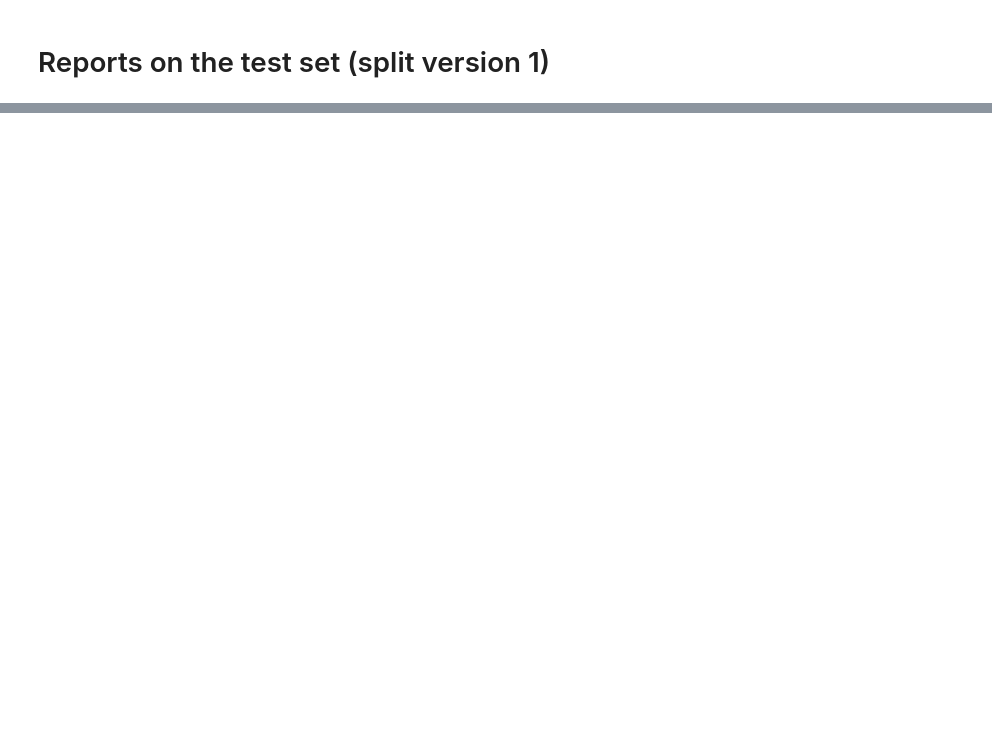
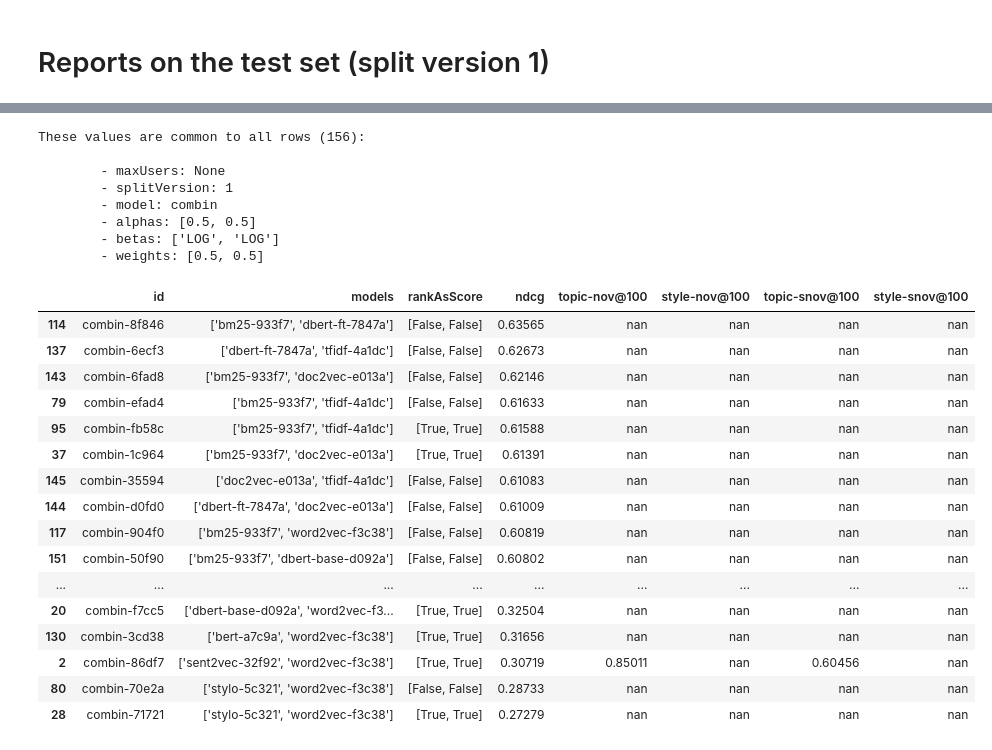
Before and after one commit to arthur-gallois/Twinews-adapted, a Jupyter notebook: twinews/evaluation/hjreport.ipynb, the cells around one changed output, grey strips where cells are left out. Cells and saved outputs as stored; diff of their text form; code cells hidden in the pictures; blank space fills up the shorter version.

```diff
--- a/twinews/evaluation/hjreport.ipynb
+++ b/twinews/evaluation/hjreport.ipynb
@@ -474,0 +233,28 @@ These values are common to all rows (156):
+# %%
+basicPrint('combin', 'nov', splitVersion=1)
+# %% [output]
+These values are common to all rows (156):
+
+        - maxUsers: None
+        - splitVersion: 1
+        - model: combin
+        - alphas: [0.5, 0.5]
+        - betas: ['LOG', 'LOG']
+        - weights: [0.5, 0.5]
+|  | id | models | rankAsScore | ndcg | topic-nov@100 | style-nov@100 | topic-snov@100 | style-snov@100 |
+| 114 | combin-8f846 | ['bm25-933f7', 'dbert-ft-7847a'] | [False, False] | 0.63565 | nan | nan | nan | nan |
+| 137 | combin-6ecf3 | ['dbert-ft-7847a', 'tfidf-4a1dc'] | [False, False] | 0.62673 | nan | nan | nan | nan |
+| 143 | combin-6fad8 | ['bm25-933f7', 'doc2vec-e013a'] | [False, False] | 0.62146 | nan | nan | nan | nan |
+| 79 | combin-efad4 | ['bm25-933f7', 'tfidf-4a1dc'] | [False, False] | 0.61633 | nan | nan | nan | nan |
+| 95 | combin-fb58c | ['bm25-933f7', 'tfidf-4a1dc'] | [True, True] | 0.61588 | nan | nan | nan | nan |
+| 37 | combin-1c964 | ['bm25-933f7', 'doc2vec-e013a'] | [True, True] | 0.61391 | nan | nan | nan | nan |
+| 145 | combin-35594 | ['doc2vec-e013a', 'tfidf-4a1dc'] | [False, False] | 0.61083 | nan | nan | nan | nan |
+| 144 | combin-d0fd0 | ['dbert-ft-7847a', 'doc2vec-e013a'] | [False, False] | 0.61009 | nan | nan | nan | nan |
+| 117 | combin-904f0 | ['bm25-933f7', 'word2vec-f3c38'] | [False, False] | 0.60819 | nan | nan | nan | nan |
+| 151 | combin-50f90 | ['bm25-933f7', 'dbert-base-d092a'] | [False, False] | 0.60802 | nan | nan | nan | nan |
+| ... | ... | ... | ... | ... | ... | ... | ... | ... |
+| 20 | combin-f7cc5 | ['dbert-base-d092a', 'word2vec-f3... | [True, True] | 0.32504 | nan | nan | nan | nan |
+| 130 | combin-3cd38 | ['bert-a7c9a', 'word2vec-f3c38'] | [True, True] | 0.31656 | nan | nan | nan | nan |
+| 2 | combin-86df7 | ['sent2vec-32f92', 'word2vec-f3c38'] | [True, True] | 0.30719 | 0.85011 | nan | 0.60456 | nan |
+| 80 | combin-70e2a | ['stylo-5c321', 'word2vec-f3c38'] | [False, False] | 0.28733 | nan | nan | nan | nan |
+| 28 | combin-71721 | ['stylo-5c321', 'word2vec-f3c38'] | [True, True] | 0.27279 | nan | nan | nan | nan |
```
Also changed, not shown: parts of 27 cells of this notebook, 6 other files.
